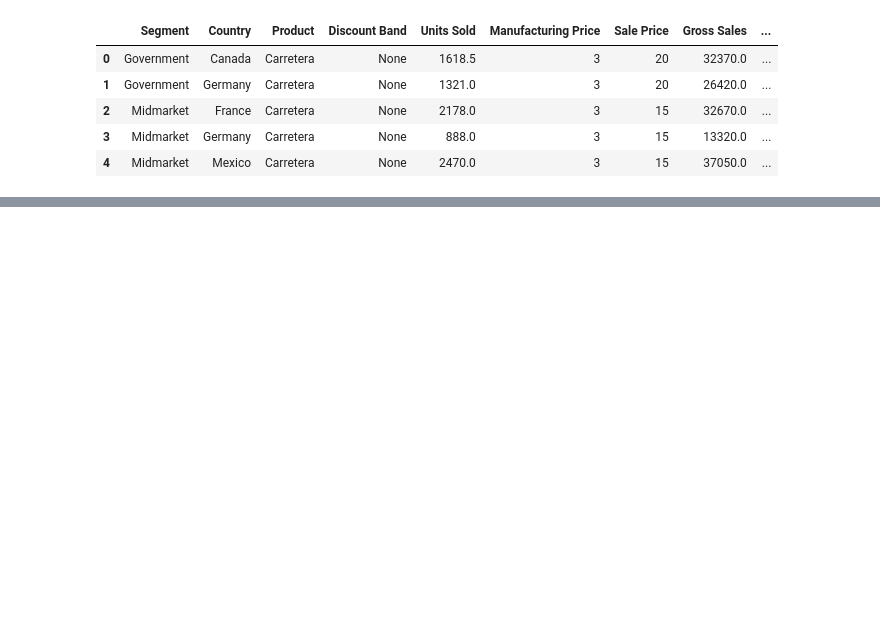
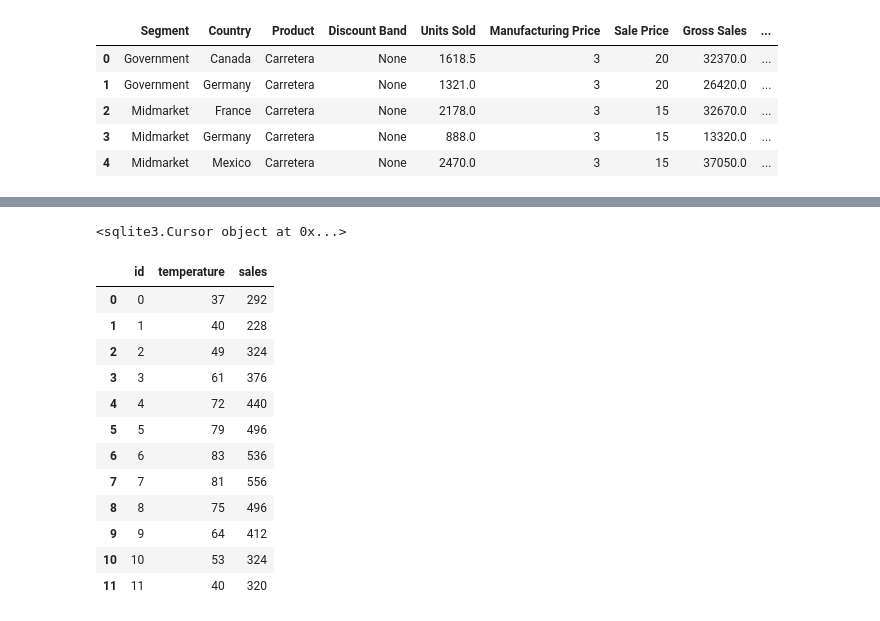
Before and after one commit to CFiggers/hy-pandas-tutorial, a Jupyter notebook: pandas-tutorial.ipynb, the cells around one changed output, grey strips where cells are left out. Drawn from its saved outputs; the diff is of its cells as text; code cells hidden in the pictures; blank space fills up the shorter version.

Commit message:
Added SQLite section

```diff
--- a/pandas-tutorial.ipynb
+++ b/pandas-tutorial.ipynb
@@ -478,0 +494,6 @@ Exception : (2003, "Can't connect to MySQL server on 'localhost' ([Errno 111] Co
+# %%
+; Create icecreamsales table, deleting if already created
+(sqlite_cursor.execute "DROP TABLE IF EXISTS icecreamsales")
+(sqlite_cursor.execute "CREATE TABLE IF NOT EXISTS icecreamsales(id primary key, temperature, sales)")
+# %% [output]
+<sqlite3.Cursor object at 0x...>
@@ -478,0 +523,19 @@ Exception : (2003, "Can't connect to MySQL server on 'localhost' ([Errno 111] Co
+# %%
+; Query sqlite database
+(setv sqlite_select (pd.read_sql_query "SELECT * FROM icecreamsales"
+                                       :con con))
+sqlite_select
+# %% [output]
+|  | id | temperature | sales |
+| 0 | 0 | 37 | 292 |
+| 1 | 1 | 40 | 228 |
+| 2 | 2 | 49 | 324 |
+| 3 | 3 | 61 | 376 |
+| 4 | 4 | 72 | 440 |
+| 5 | 5 | 79 | 496 |
+| 6 | 6 | 83 | 536 |
+| 7 | 7 | 81 | 556 |
+| 8 | 8 | 75 | 496 |
+| 9 | 9 | 64 | 412 |
+| 10 | 10 | 53 | 324 |
+| 11 | 11 | 40 | 320 |
```
Also changed, not shown: parts of 35 cells of this notebook.
